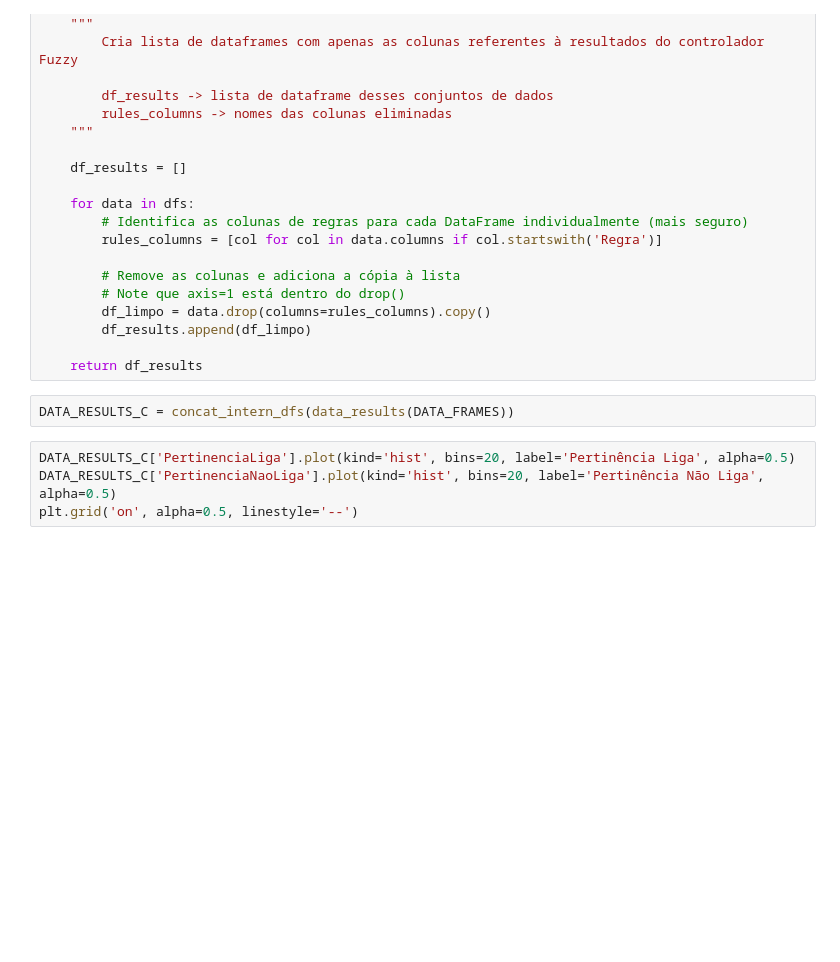
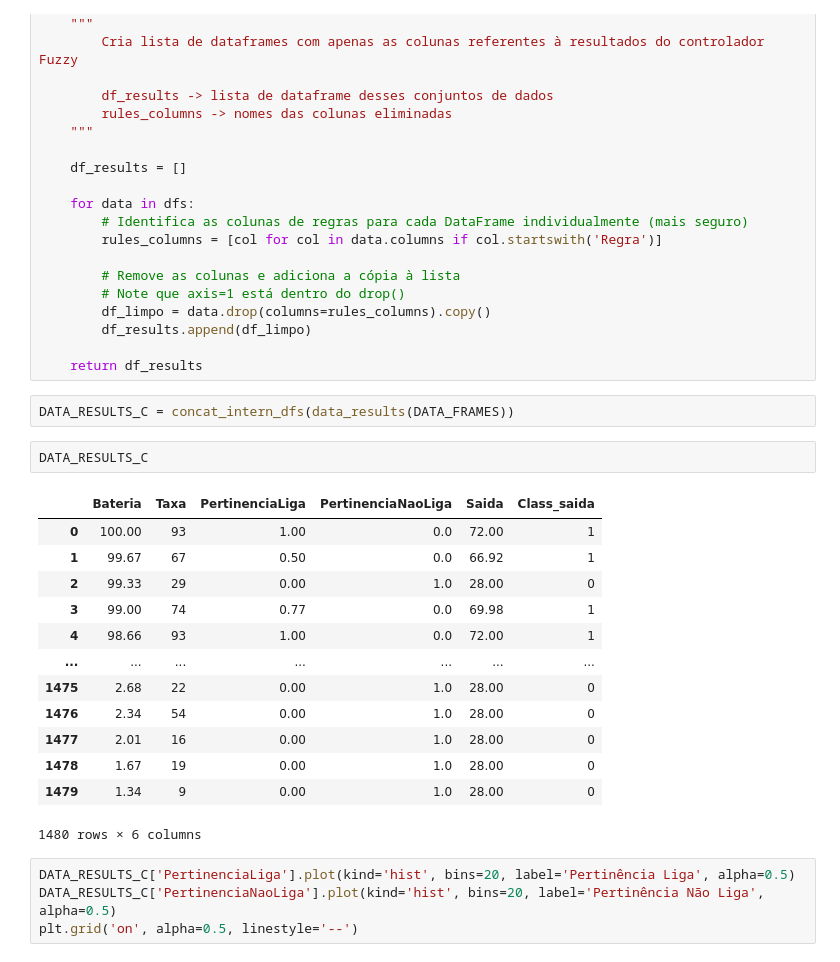
Before and after one commit to MrArthurP/Energy-Efficiency-Fuzzy-eFLL, a Jupyter notebook: JupyterNotebook/Data_Simullation_Analysis.ipynb, the cells around one changed output. Drawn from its saved outputs; the diff is of its cells as text; blank space fills up the shorter version.

```diff
--- a/JupyterNotebook/Data_Simullation_Analysis.ipynb
+++ b/JupyterNotebook/Data_Simullation_Analysis.ipynb
@@ -177,6 +177,22 @@ def data_results(dfs):
     return df_results
 # %%
 DATA_RESULTS_C = concat_intern_dfs(data_results(DATA_FRAMES))
+# %%
+DATA_RESULTS_C
+# %% [output]
+|  | Bateria | Taxa | PertinenciaLiga | PertinenciaNaoLiga | Saida | Class_saida |
+| 0 | 100.00 | 93 | 1.00 | 0.0 | 72.00 | 1 |
+| 1 | 99.67 | 67 | 0.50 | 0.0 | 66.92 | 1 |
+| 2 | 99.33 | 29 | 0.00 | 1.0 | 28.00 | 0 |
+| 3 | 99.00 | 74 | 0.77 | 0.0 | 69.98 | 1 |
+| 4 | 98.66 | 93 | 1.00 | 0.0 | 72.00 | 1 |
+| ... | ... | ... | ... | ... | ... | ... |
+| 1475 | 2.68 | 22 | 0.00 | 1.0 | 28.00 | 0 |
+| 1476 | 2.34 | 54 | 0.00 | 1.0 | 28.00 | 0 |
+| 1477 | 2.01 | 16 | 0.00 | 1.0 | 28.00 | 0 |
+| 1478 | 1.67 | 19 | 0.00 | 1.0 | 28.00 | 0 |
+| 1479 | 1.34 | 9 | 0.00 | 1.0 | 28.00 | 0 |
+1480 rows × 6 columns
 # %%
 DATA_RESULTS_C['PertinenciaLiga'].plot(kind='hist', bins=20, label='Pertinência Liga', alpha=0.5)
 DATA_RESULTS_C['PertinenciaNaoLiga'].plot(kind='hist', bins=20, label='Pertinência Não Liga', alpha=0.5)
```
Also changed, not shown: parts of 11 cells of this notebook.
